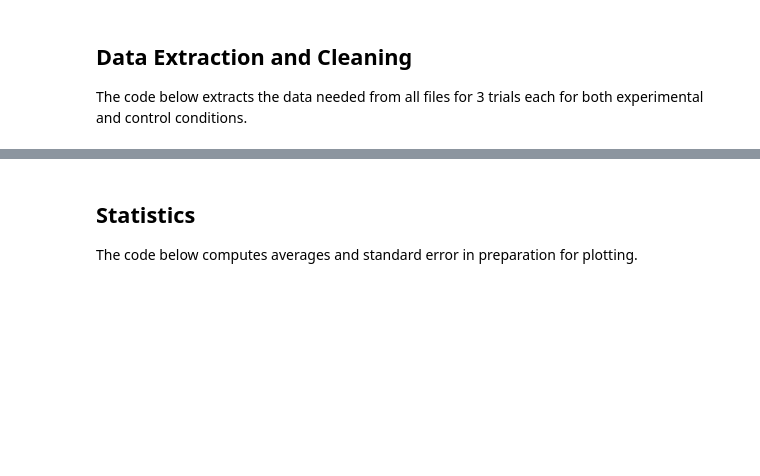
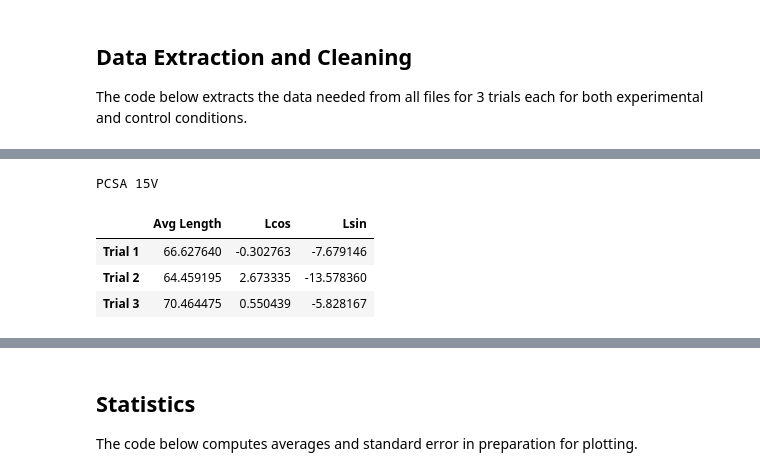
Before and after one commit to kylejlynch/PC12, a Jupyter notebook: PC12_Electric_Field.ipynb, the cells around one changed output, grey strips where cells are left out. Saved outputs shown, nothing was run; the diff lists cells and outputs as text; code cells hidden in the pictures; blank space fills up the shorter version.

```diff
--- a/PC12_Electric_Field.ipynb
+++ b/PC12_Electric_Field.ipynb
@@ -151,0 +154,9 @@ del dftrial
+# %%
+print('PCSA 15V')
+df
+# %% [output]
+PCSA 15V
+|  | Avg Length | Lcos | Lsin |
+| Trial 1 | 66.627640 | -0.302763 | -7.679146 |
+| Trial 2 | 64.459195 | 2.673335 | -13.578360 |
+| Trial 3 | 70.464475 | 0.550439 | -5.828167 |
```
Also changed, not shown: parts of 19 cells of this notebook, 2 other files.
